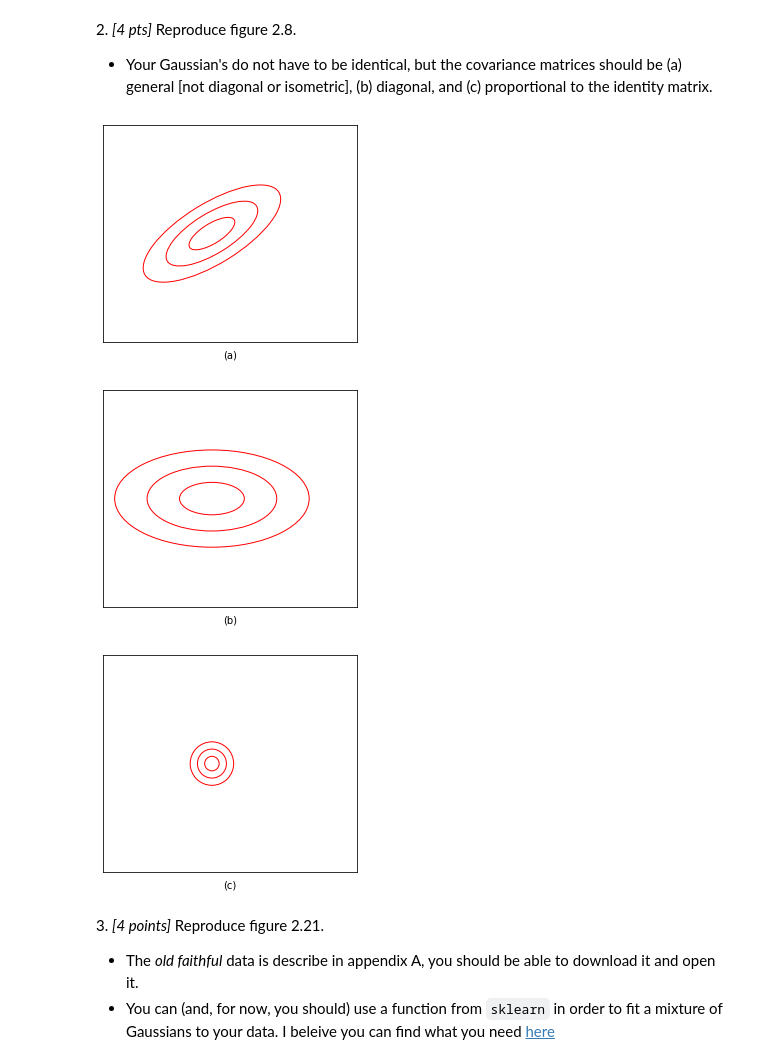
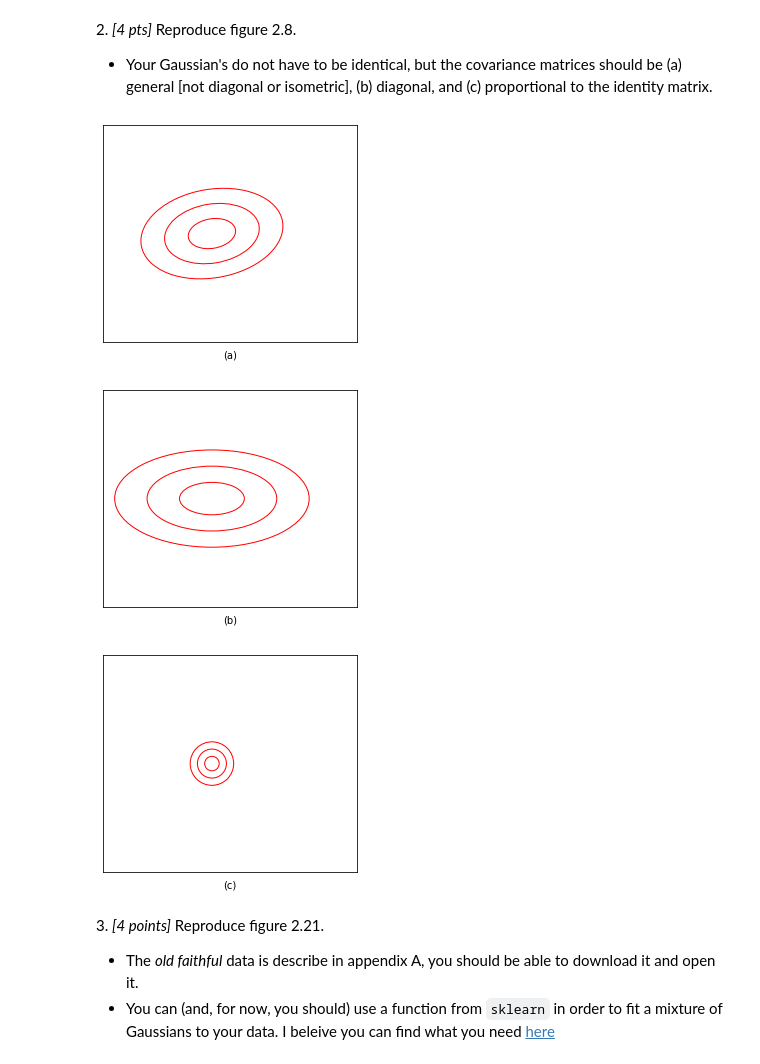
Before and after one commit to MU-CSE627/MU-CSE627, a Jupyter notebook: ch02/Homework+2.ipynb, the cells around one changed output. Saved outputs shown, nothing was run; the diff lists cells and outputs as text; code cells hidden in the pictures.

```diff
--- a/ch02/Homework+2.ipynb
+++ b/ch02/Homework+2.ipynb
@@ -62,36 +62,36 @@ Populating the interactive namespace from numpy and matplotlib
 import numpy as np
 import matplotlib.pyplot as plt
 from matplotlib.patches import Ellipse
 
 
 covs = [[[10,5],
-         [5, 5]], [[20, 0],
-                   [5, 5]],[[1,0],
+         [1, 5]], [[20, 0],
+                   [0, 5]],[[1,0],
                             [0,1]]]
 
 # axs = [plt.subplot(131, aspect='equal'), plt.subplot(132, aspect='equal'), plt.subplot(13, aspect='equal')]
 labels = ["(a)","(b)","(c)"]
 for i in range(0,3):
     cov = covs[i]
     lambda_, v = np.linalg.eig(cov)
     lambda_ = np.sqrt(lambda_)
     ax = plt.subplot(111, aspect='equal')
     ax.set_xlim(0,35)
     ax.set_ylim(0,30)
     ax.set_yticklabels([])
     ax.set_xticklabels([])
     ax.tick_params(axis=u'both', which=u'both',length=0)
     ax.set_xlabel(labels[i])
     for j in xrange(1, 4):
         ell = Ellipse(xy=(15,15),
             width=lambda_[0]*j*2, height=lambda_[1]*j*2,
             angle=np.rad2deg(np.arccos(v[0, 0])), color='red')
         ell.set_facecolor('none')
         ax.add_artist(ell)
     # plt.scatter(x, y)  # shows points
     plt.show()
 # %% [output]
-[figure, old version]
+[figure, new version]
 [figure]
 [figure]
 # %% [markdown]
```
Also changed, not shown: 4 other files.
